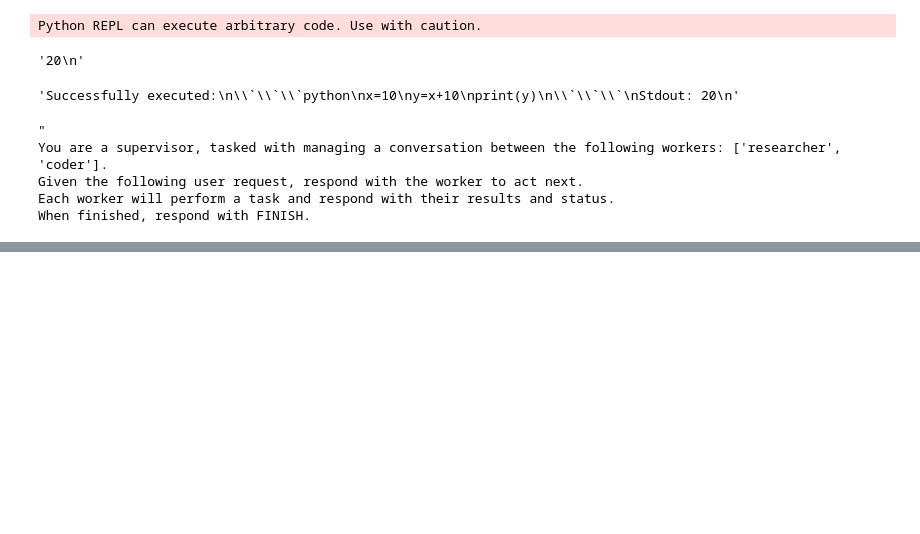
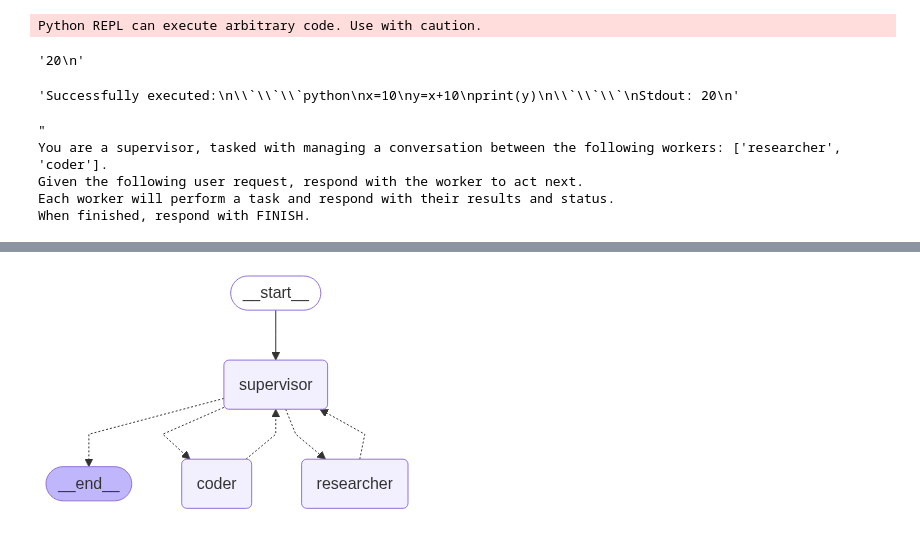
Before and after one commit to dipendrashekhawat/AgenticAI, a Jupyter notebook: 3-langgraph/langgraph_supervisor_multiagent.ipynb, the cells around one changed output, grey strips where cells are left out. Saved outputs shown, nothing was run; the diff lists cells and outputs as text; code cells hidden in the pictures; blank space fills up the shorter version.

```diff
--- a/3-langgraph/langgraph_supervisor_multiagent.ipynb
+++ b/3-langgraph/langgraph_supervisor_multiagent.ipynb
@@ -86,0 +204,6 @@ When finished, respond with FINISH.
+# %%
+from IPython.display import display,Image
+app = graph.compile()
+display(Image(app.get_graph().draw_mermaid_png()))
+# %% [output]
+[figure, added]
```
Also changed, not shown: parts of 18 cells of this notebook.
